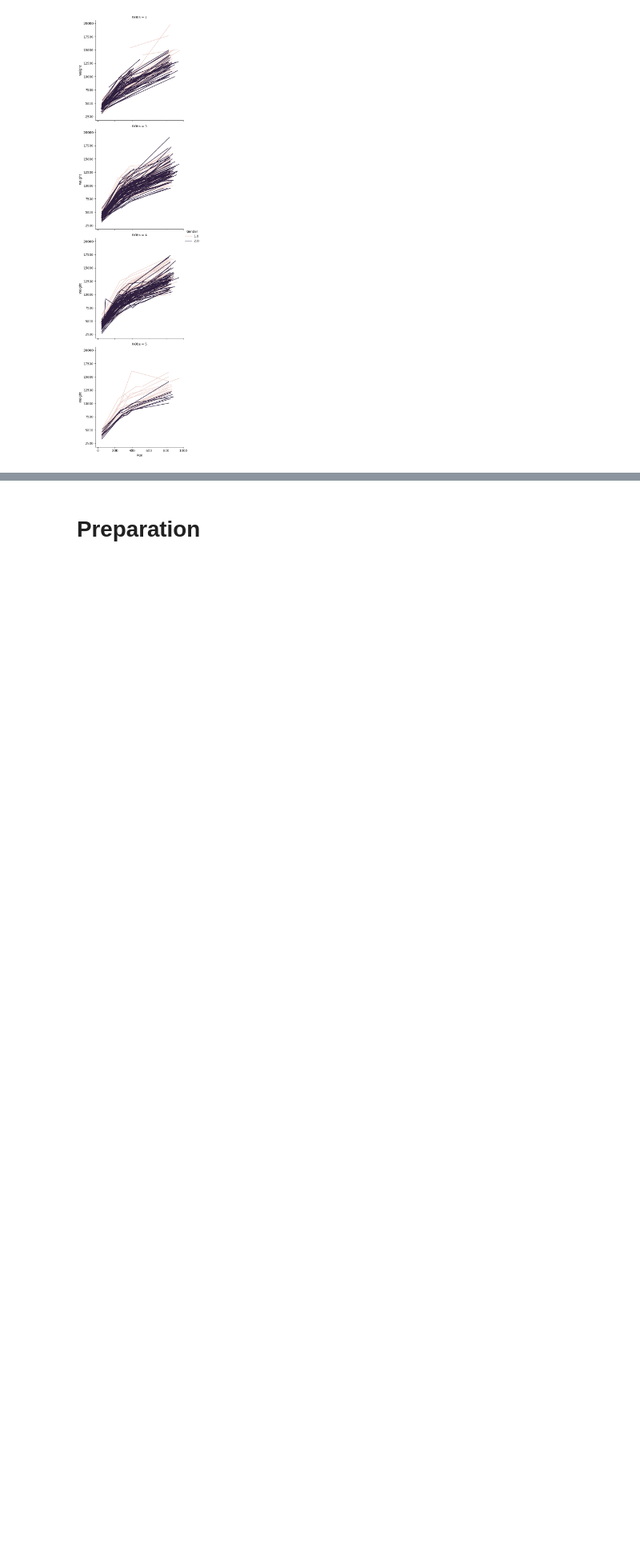
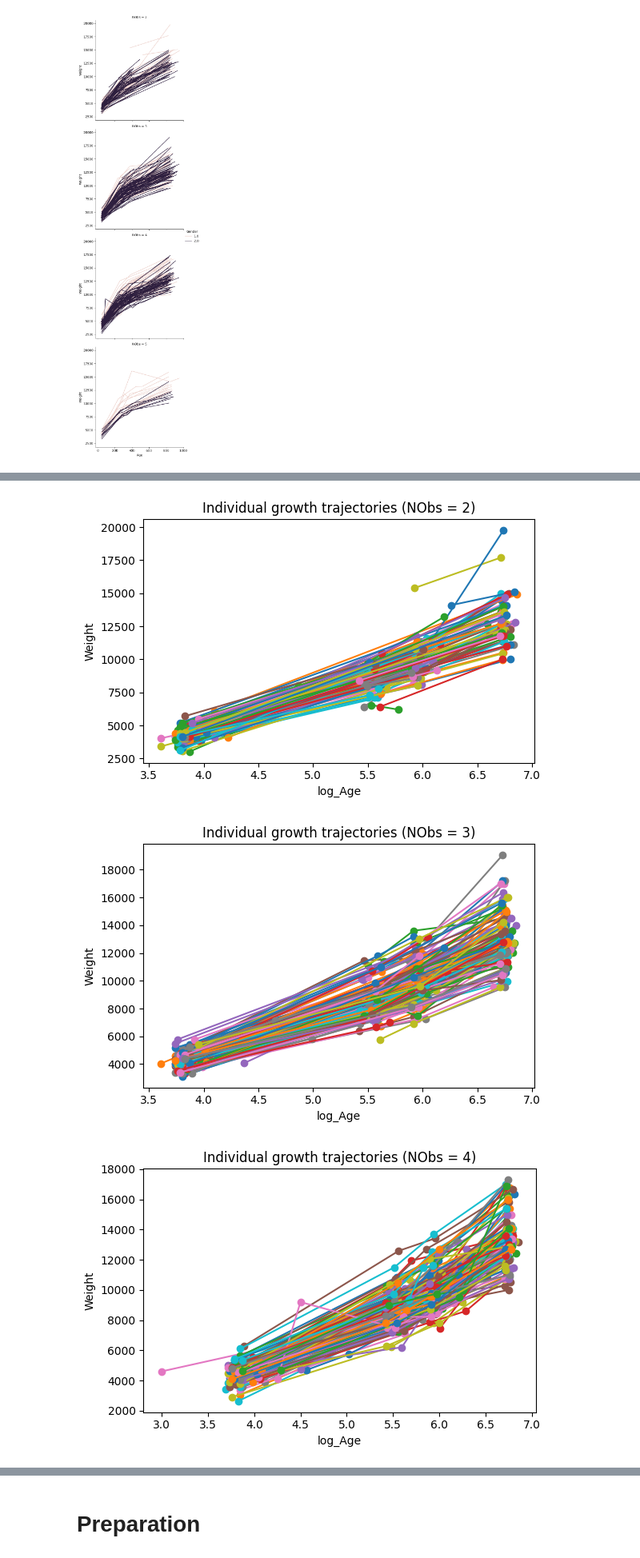
Before and after one commit to LongbowHood/multilevel-models, a Jupyter notebook: data_preprocessing.ipynb, the cells around one changed output, grey strips where cells are left out. Shown at 80% size. Drawn from its saved outputs; the diff is of its cells as text; code cells hidden in the pictures; blank space fills up the shorter version.

```diff
--- a/data_preprocessing.ipynb
+++ b/data_preprocessing.ipynb
@@ -109,0 +174,19 @@ sns.relplot(
+# %%
+nobs_values = [2, 3, 4, 5]
+
+for n in nobs_values:
+    plt.figure(figsize=(6, 4))
+
+    # Group by ChildID for the specific NObs
+    for cid, g in df.query(f"NObs == {n}").groupby("ChildID"):
+        plt.plot(np.log(g['Age']), g['Weight'], marker='o', linestyle='-')
+
+    plt.xlabel("log_Age")
+    plt.ylabel("Weight")
+    plt.title(f"Individual growth trajectories (NObs = {n})")
+    plt.tight_layout()
+    plt.show()
+# %% [output]
+[figure, added]
+[figure, added]
+[figure, added]
```
Also changed, not shown: parts of 18 cells of this notebook.
